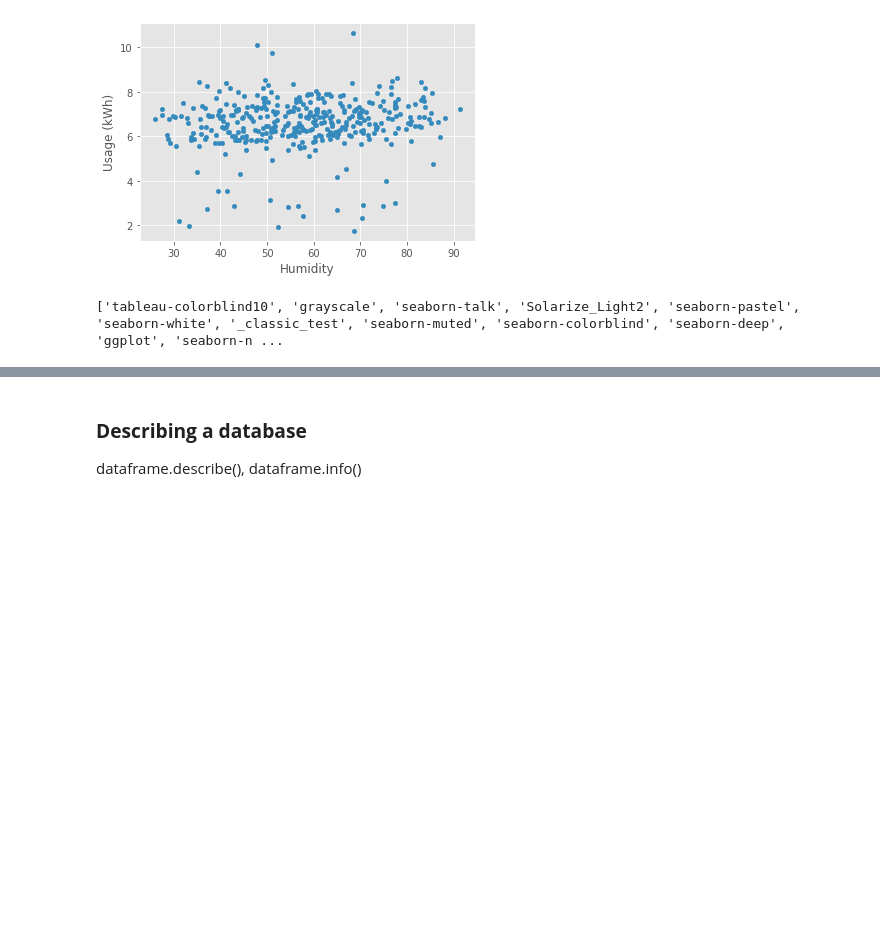
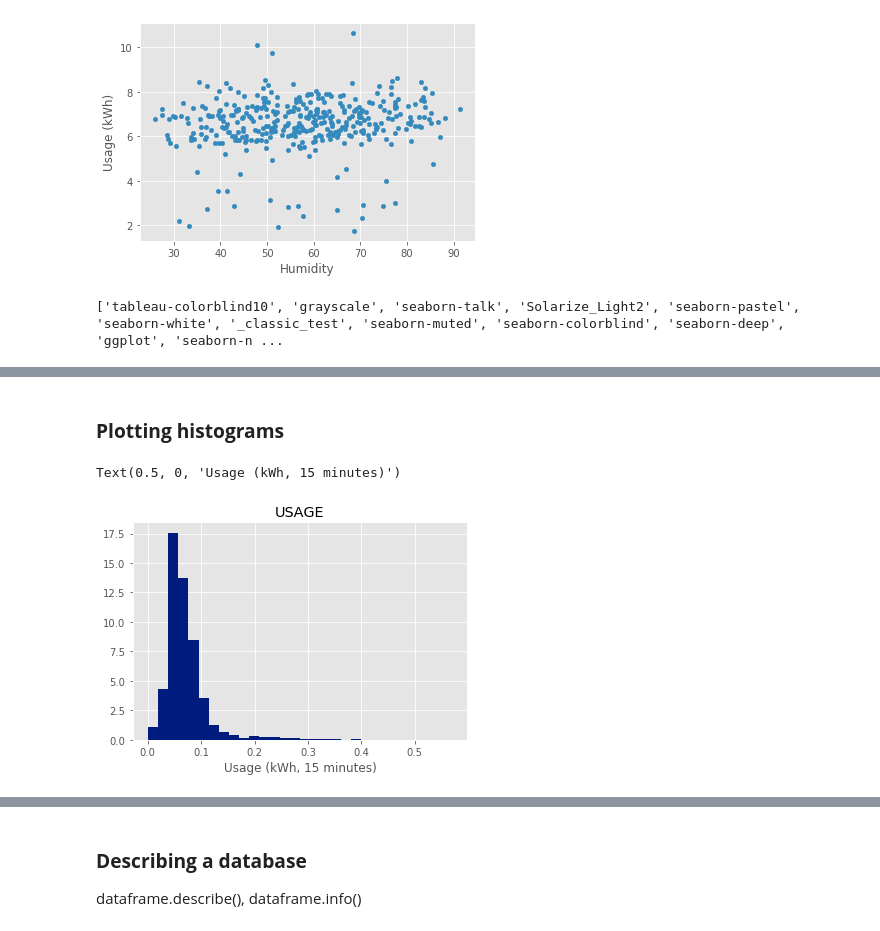
Before and after one commit to arvindnswamy/IntroToPythonForMEstudents, a Jupyter notebook: IntroductionToPython_PandasNumpyScipyMatplotlib.ipynb, the cells around one changed output, grey strips where cells are left out. Cells and saved outputs as stored; diff of their text form; code cells hidden in the pictures; blank space fills up the shorter version.

Commit message:
updated histogram, continue

```diff
--- a/IntroductionToPython_PandasNumpyScipyMatplotlib.ipynb
+++ b/IntroductionToPython_PandasNumpyScipyMatplotlib.ipynb
@@ -647,0 +648,9 @@ Text(0, 0.5, 'Usage (kWh)')
+# %% [markdown]
+### **Plotting histograms**
+# %%
+fig, ax1 = plt.subplots(1)
+conedDataWithEnvData.hist('USAGE', density=True, bins=30, ax=ax1)
+ax1.set_xlabel('Usage (kWh, 15 minutes)')
+# %% [output]
+Text(0.5, 0, 'Usage (kWh, 15 minutes)')
+[figure, added]
```
Also changed, not shown: parts of 7 cells of this notebook.
